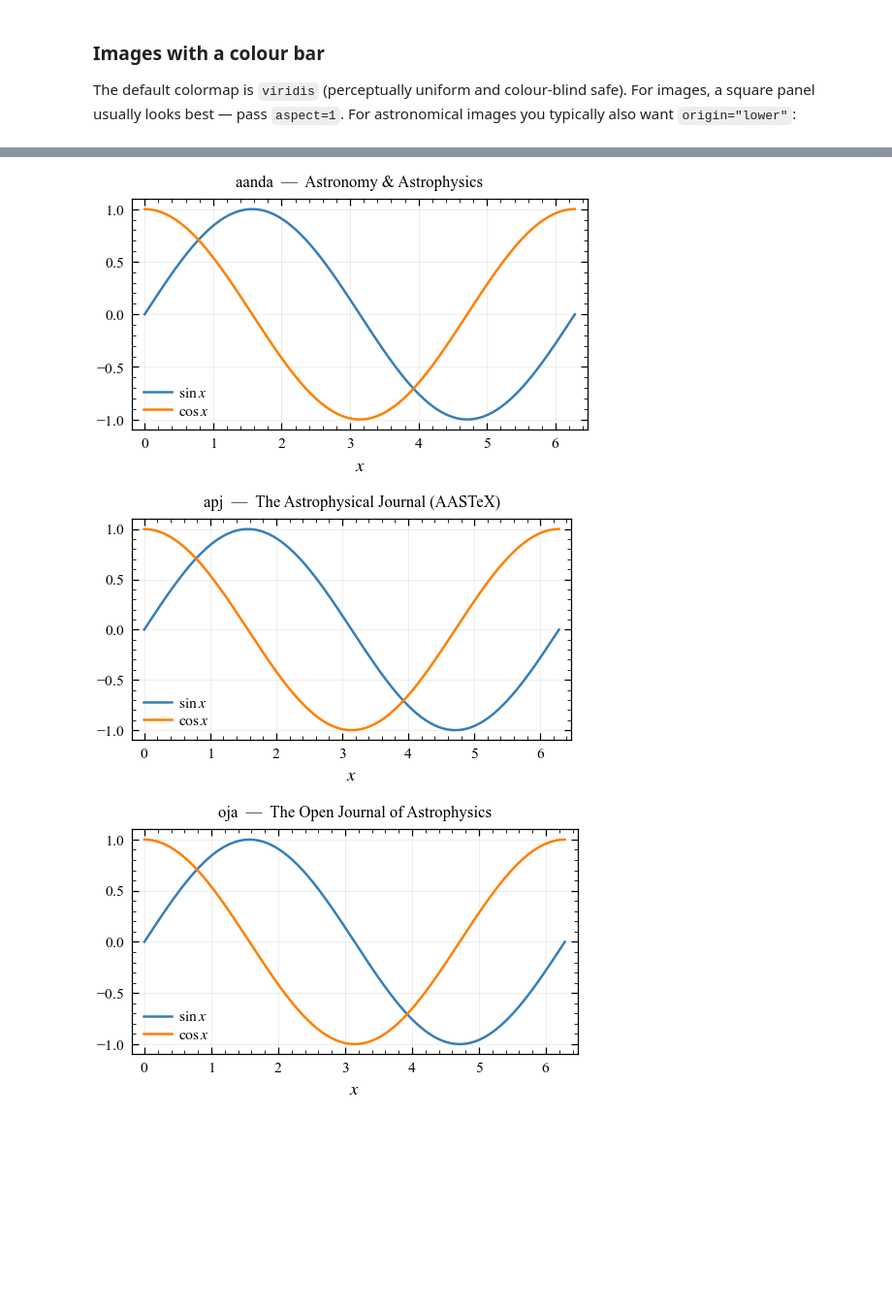
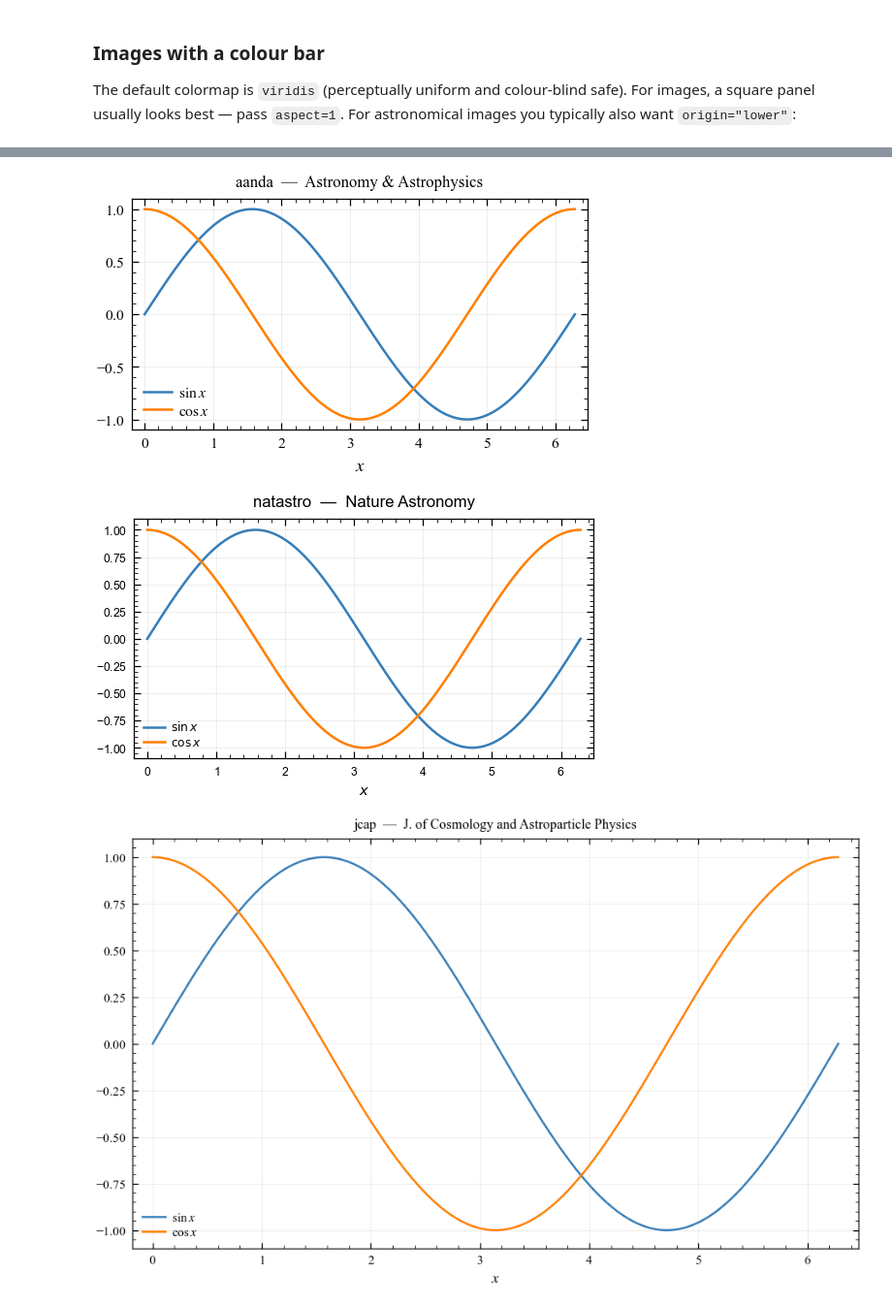
Before and after one commit to BehnoodBandi/plotastro, a Jupyter notebook: examples/tutorial.ipynb, the cells around one changed output, grey strips where cells are left out. Shown at 97% size. Saved outputs shown, nothing was run; the diff lists cells and outputs as text; code cells hidden in the pictures; blank space fills up the shorter version.

```diff
--- a/examples/tutorial.ipynb
+++ b/examples/tutorial.ipynb
@@ -221,0 +48,12 @@ plt.show()
+# %%
+pa.set_style("mnras")
+
+x = np.linspace(0, 4 * np.pi, 300)
+
+fig, ax = pa.subplots()
+for i in range(3):
+    ax.plot(x, np.sin(x - i * np.pi / 4) * np.exp(-x / 12), label=f"$\\phi = {i}\\pi/4$")
+ax.set_xlabel("$t$ [s]")
+ax.set_ylabel(r"$A\,\sin(t-\phi)\,e^{-t/\tau}$")
+ax.legend()
+plt.show()
@@ -221,0 +79,11 @@ plt.show()
+# %%
+import plotastro                    # just to register the styles
+
+plt.style.use("aanda")              # plain matplotlib from here on
+fig, ax = plt.subplots()            # already A&A column-sized
+ax.plot(x, np.sin(x) * np.exp(-x / 12))
+ax.set_xlabel("$t$ [s]")
+ax.set_ylabel("$y$")
+plt.show()
+
+pa.set_style("mnras")               # back to the helpers for this tutorial
@@ -251,7 +355,7 @@ yy, xx = np.mgrid[-3:3:200j, -3:3:200j]
 img = np.exp(-(xx**2 + yy**2) / 2) + 0.35 * np.exp(-((xx - 1.2)**2 + (yy + 0.8)**2) / 0.1)
 img += rng.normal(0, 0.01, img.shape)
 
-fig, ax = pp.subplots(aspect=1)
+fig, ax = pa.subplots(aspect=1)
 im = ax.imshow(img, extent=[-3, 3, -3, 3], origin="lower")
 fig.colorbar(im, ax=ax, label="flux [arbitrary]")
 ax.set_xlabel(r"$\Delta\alpha$ [arcsec]")
@@ -269,20 +375,20 @@ stay consistent across papers. Switch with a single call:
 # %%
 x = np.linspace(0, 2 * np.pi, 200)
 
-for journal in ["mnras", "aanda", "apj", "oja"]:
-    pp.set_style(journal)
-    fig, ax = pp.subplots()
+for journal in ["mnras", "aanda", "natastro", "jcap"]:
+    pa.set_style(journal)
+    fig, ax = pa.subplots()
     ax.plot(x, np.sin(x), label=r"$\sin x$")
     ax.plot(x, np.cos(x), label=r"$\cos x$")
-    ax.set_title(f"{journal}  —  {pp.JOURNALS[journal]['name']}", fontsize=8)
+    ax.set_title(f"{journal}  —  {pa.JOURNALS[journal]['name']}", fontsize=8)
     ax.set_xlabel("$x$")
     ax.legend()
     plt.show()
 
-pp.set_style("mnras")   # back to default for the rest of the notebook
+pa.set_style("mnras")   # back to default for the rest of the notebook
 # %% [output]
 [figure]
 [figure]
-[figure, old version]
+[figure, new version]
-[figure, old version]
+[figure, new version]
 # %% [markdown]
```
Also changed, not shown: parts of 66 cells of this notebook, 38 other files.
